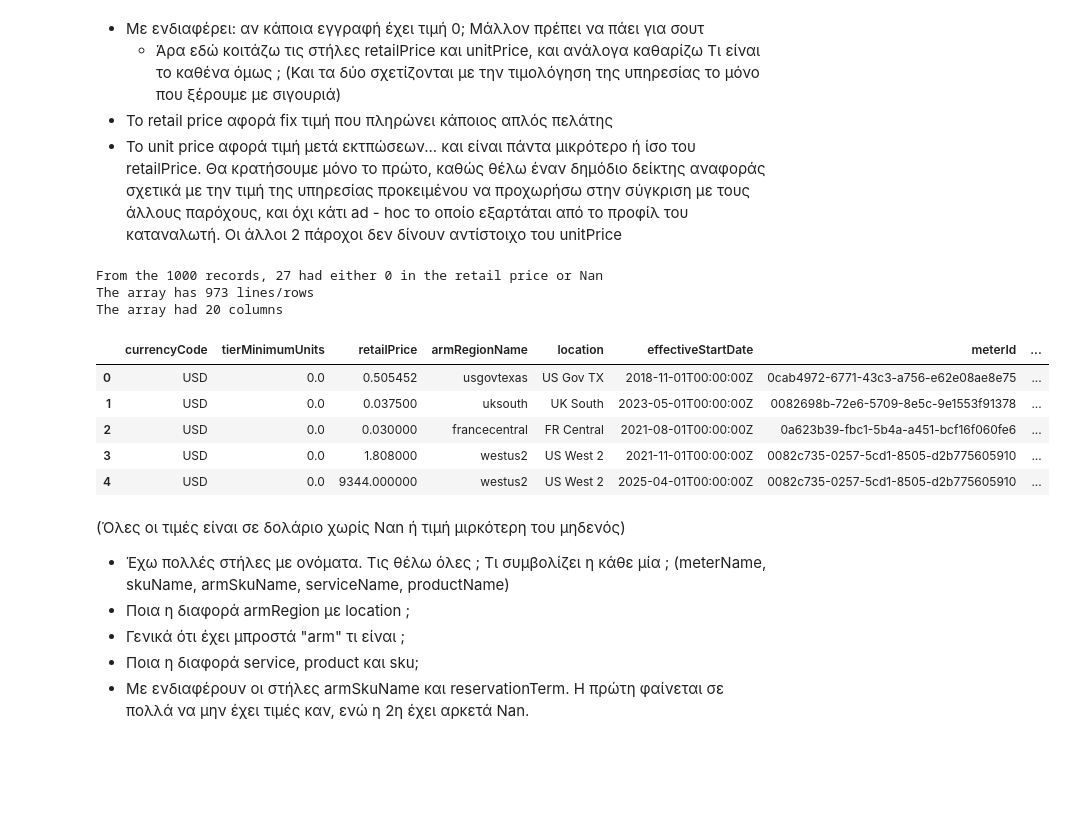
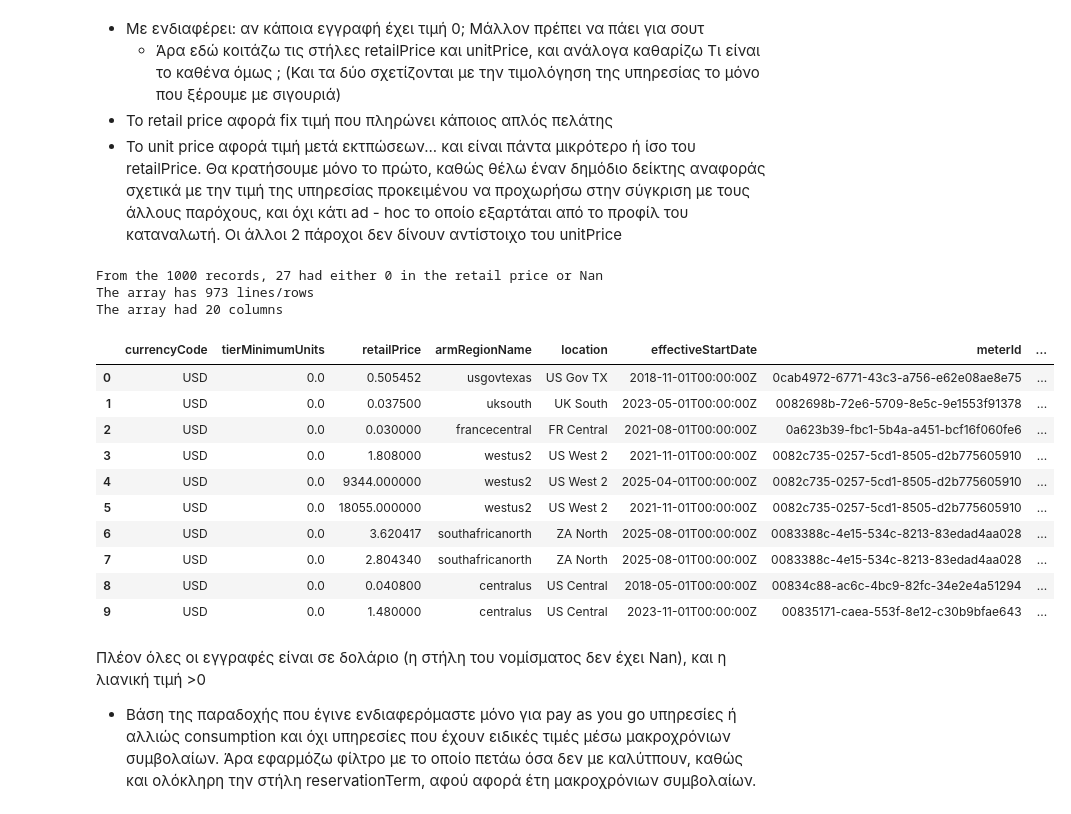
Before and after one commit to PanosVaritis/Pricing-ops-api, a Jupyter notebook: notebooks/azure_eda.ipynb, the cells around one changed output. Cells and saved outputs as stored; diff of their text form; code cells hidden in the pictures; blank space fills up the shorter version.

Commit message:
Cleaned reservation instances

```diff
--- a/notebooks/azure_eda.ipynb
+++ b/notebooks/azure_eda.ipynb
@@ -116,31 +116,32 @@ Total Nan values in currencyCode column are: 0
 # %%
 zero_nan= (df_flat['retailPrice'] <= 0) | (df_flat['retailPrice'].isna())
 zero_nan_count = zero_nan.sum()
 print (f"From the {len(df_flat)} records, {zero_nan_count} had either 0 in the retail price or Nan")
 
 if zero_nan_count > 0:
     df_flat= df_flat[df_flat['retailPrice'] > 0].reset_index(drop=True)
 
 df_flat= df_flat.drop(columns=['unitPrice'], errors='ignore')
 
 print (f"The array has {df_flat.shape[0]} lines/rows")
 print (f"The array had {df_flat.shape[1]} columns")
 
-df_flat.head()
+df_flat.head(10)
 # %% [output]
 From the 1000 records, 27 had either 0 in the retail price or Nan
 The array has 973 lines/rows
 The array had 20 columns
 |  | currencyCode | tierMinimumUnits | retailPrice | armRegionName | location | effectiveStartDate | meterId | ... |
 | 0 | USD | 0.0 | 0.505452 | usgovtexas | US Gov TX | 2018-11-01T00:00:00Z | 0cab4972-6771-43c3-a756-e62e08ae8e75 | ... |
 | 1 | USD | 0.0 | 0.037500 | uksouth | UK South | 2023-05-01T00:00:00Z | 0082698b-72e6-5709-8e5c-9e1553f91378 | ... |
 | 2 | USD | 0.0 | 0.030000 | francecentral | FR Central | 2021-08-01T00:00:00Z | 0a623b39-fbc1-5b4a-a451-bcf16f060fe6 | ... |
 | 3 | USD | 0.0 | 1.808000 | westus2 | US West 2 | 2021-11-01T00:00:00Z | 0082c735-0257-5cd1-8505-d2b775605910 | ... |
 | 4 | USD | 0.0 | 9344.000000 | westus2 | US West 2 | 2025-04-01T00:00:00Z | 0082c735-0257-5cd1-8505-d2b775605910 | ... |
+| 5 | USD | 0.0 | 18055.000000 | westus2 | US West 2 | 2021-11-01T00:00:00Z | 0082c735-0257-5cd1-8505-d2b775605910 | ... |
+| 6 | USD | 0.0 | 3.620417 | southafricanorth | ZA North | 2025-08-01T00:00:00Z | 0083388c-4e15-534c-8213-83edad4aa028 | ... |
+| 7 | USD | 0.0 | 2.804340 | southafricanorth | ZA North | 2025-08-01T00:00:00Z | 0083388c-4e15-534c-8213-83edad4aa028 | ... |
+| 8 | USD | 0.0 | 0.040800 | centralus | US Central | 2018-05-01T00:00:00Z | 00834c88-ac6c-4bc9-82fc-34e2e4a51294 | ... |
+| 9 | USD | 0.0 | 1.480000 | centralus | US Central | 2023-11-01T00:00:00Z | 00835171-caea-553f-8e12-c30b9bfae643 | ... |
 # %% [markdown]
-(Όλες οι τιμές είναι σε δολάριο χωρίς Ναn ή τιμή μιρκότερη του μηδενός)
-- Έχω πολλές στήλες με ονόματα. Τις θέλω όλες ; Τι συμβολίζει η κάθε μία ; (meterName, skuName, armSkuName, serviceName, productName)
-- Ποια η διαφορά armRegion με location ;
-- Γενικά ότι έχει μπροστά "arm" τι είναι ;
-- Ποια η διαφορά service, product και sku;
-- Με ενδιαφέρουν οι στήλες armSkuName και reservationTerm. H πρώτη φαίνεται σε πολλά να μην έχει τιμές καν, ενώ η 2η έχει αρκετά Nan.
+Πλέον όλες οι εγγραφές είναι σε δολάριο (η στήλη του νομίσματος δεν έχει Nan), και η λιανική τιμή >0
+- Βάση της παραδοχής που έγινε ενδιαφερόμαστε μόνο για pay as you go υπηρεσίες ή αλλιώς consumption και όχι υπηρεσίες που έχουν ειδικές τιμές μέσω μακροχρόνιων συμβολαίων. Άρα εφαρμόζω φίλτρο με το οποίο πετάω όσα δεν με καλύτπουν, καθώς και ολόκληρη την στήλη reservationTerm, αφού αφορά έτη μακροχρόνιων συμβολαίων.
```
Also changed, not shown: parts of 4 cells of this notebook.
